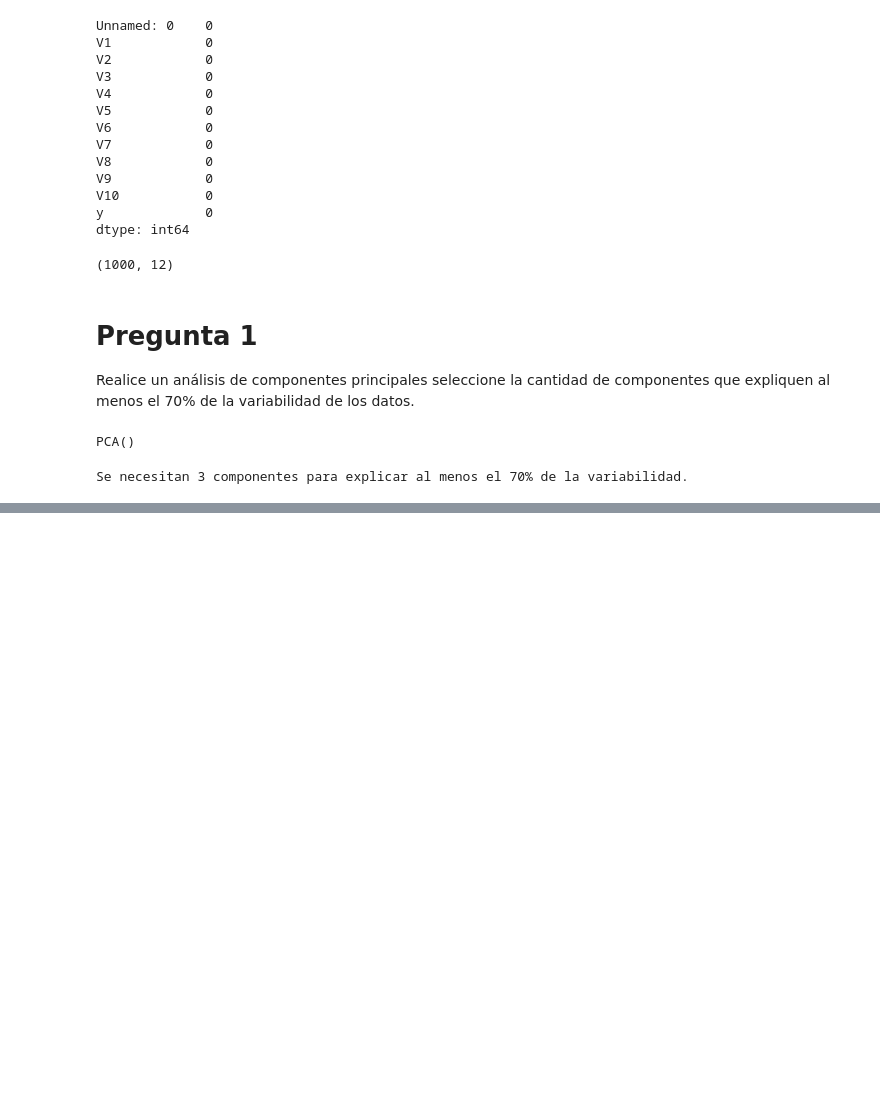
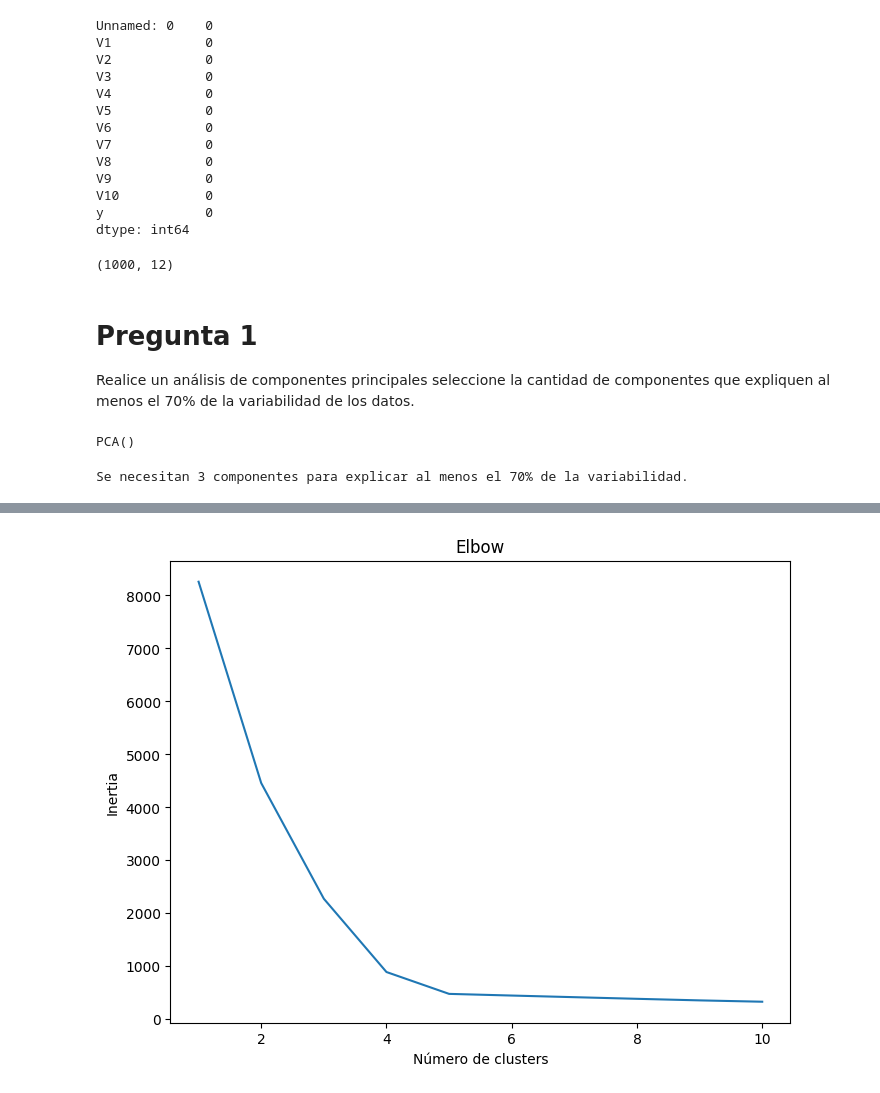
Before and after one commit to davidlealo/tallermodelosnosupervisados, a Jupyter notebook: taller_v1.ipynb, the cells around one changed output, grey strips where cells are left out. Cells and saved outputs as stored; diff of their text form; code cells hidden in the pictures; blank space fills up the shorter version.

Commit message:
PCA Elbow y Silhouette

```diff
--- a/taller_v1.ipynb
+++ b/taller_v1.ipynb
@@ -108,0 +140,18 @@ Se necesitan 3 componentes para explicar al menos el 70% de la variabilidad.
+# %%
+# Detectar el número de clusters de PCA con Elbow y Average Silhouette
+from sklearn.cluster import KMeans
+from sklearn.metrics import silhouette_score
+
+# Elbow
+inertia = []
+for i in range(1, 11):
+    kmeans = KMeans(n_clusters=i, random_state=0).fit(X_pca)
+    inertia.append(kmeans.inertia_)
+plt.figure(figsize=(8, 6))
+plt.plot(range(1, 11), inertia)
+plt.xlabel('Número de clusters')
+plt.ylabel('Inertia')
+plt.title('Elbow')
+plt.show()
+# %% [output]
+[figure, added]
```
Also changed, not shown: parts of 8 cells of this notebook.
